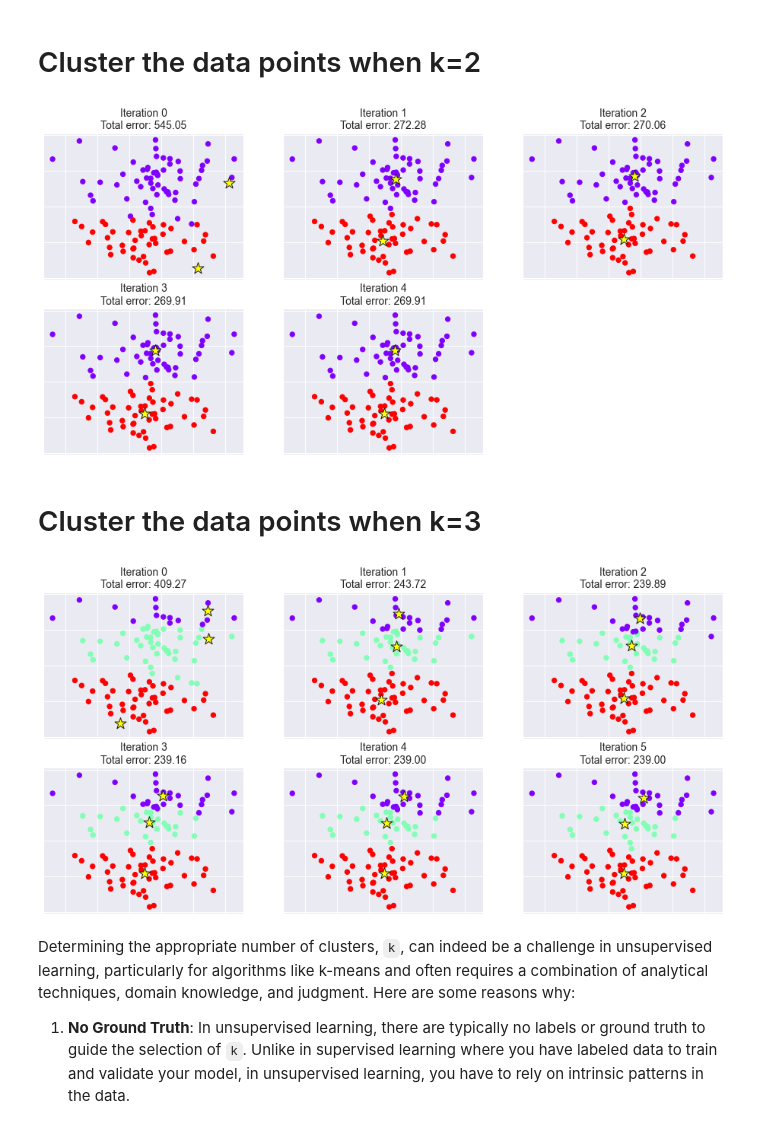
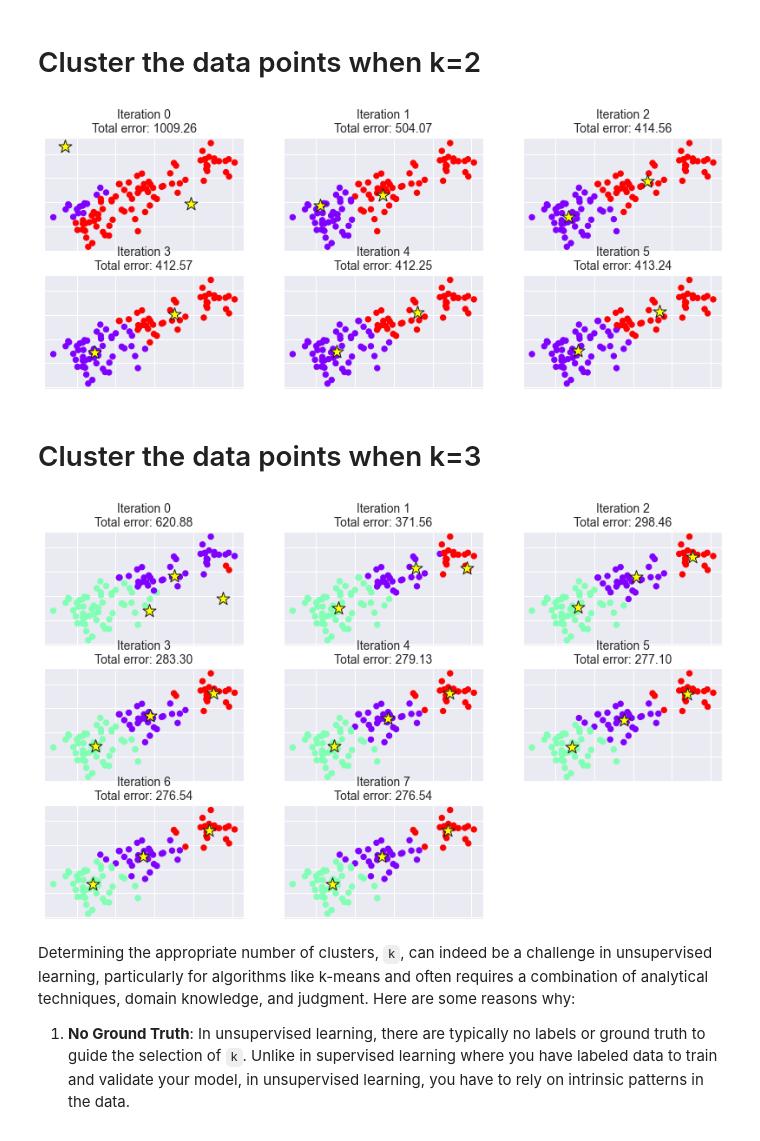
Before and after one commit to Rahdar82/Machine_Learning_2022, a Jupyter notebook: 16-How_K-means_works.ipynb, the cells around one changed output. Saved outputs shown, nothing was run; the diff lists cells and outputs as text; code cells hidden in the pictures.

```diff
--- a/16-How_K-means_works.ipynb
+++ b/16-How_K-means_works.ipynb
@@ -36,9 +36,9 @@ import seaborn as sns; sns.set()
 from sklearn.datasets import make_blobs
 # %%
 # generate synthetic data
-X, y = make_blobs(n_samples=100, centers=2,
-                  cluster_std=2, random_state=8)
+X, y = make_blobs(n_samples=100, centers=5,
+                  cluster_std=2, random_state=3)
 
 # plot the data
-plt.scatter(X[:, 0], X[:, 1], c='gray', s=40);
+plt.scatter(X[:, 0], X[:, 1], c=y, s=40);
 # %% [output]
@@ -149,8 +149,9 @@ def kmean_model(X, k, plot=True):
     Inputs:
         X: The input dataset
         k: The number of clusters
+        plot: Plot the dataset if it is True
     Outputs:
-        assign: The cluster assignments for each data point
+        assign: The cluster assignments for each data point (prediction)
         err: The total error at convergence
         centroids: The final centroids
     '''
@@ -163,14 +164,25 @@ def kmean_model(X, k, plot=True):
     # iterate until convergence
     while(goahead):
 
+        # if it's the first iteration (j == 0), it initializes centroids manually
         if j == 0:
+            # retry initialization until all clusters have at least one
+            # data point assigned to them. we cannot start with empty clusters.
+            not_done = True
+            while not_done:
 
-            # if it's the first iteration (j == 0), it initializes centroids manually
-            centroids = initiate_centroids(k, X)
+                # initialize centroids
+                centroids = initiate_centroids(k, X)
 
-        # otherwise, it updates the centroids based on the mean of points assigned to each centroid
+                # assign data points to centroids
+                assign, j_err = centroid_assign(X, centroids)
+
+                if len(np.unique(assign)) == k:
+                    not_done = False   # initialization is successful
+
+        # after the first iteration, it updates the centroids based on the
+        # mean of points assigned to each centroid
         else:
-
             # mean x-coordinate for each cluster
             m1 = [X[assign==i, 0].mean() for i in np.arange(k)]
 
@@ -180,16 +192,15 @@ def kmean_model(X, k, plot=True):
             # combine the lists m1 and m2 column-wise
             centroids = np.c_[m1, m2]
 
-
-        # assign data points to centroids and calculate error
-        assign, j_err = centroid_assign(X, centroids)
+            # assign data points to centroids
+            assign, j_err = centroid_assign(X, centroids)
 
         # append the total error in this iteration to the `err` list
         err.append(np.sum(j_err))
 
         if plot==True:
             # plot the current clustering result
-            ax = plt.subplot(3,3,j+1)
+            ax = plt.subplot(5,3,j+1)
             plotKmeans(X, centroids)
 
             plt.title('Iteration %d\nTotal error: %.2f' %(j, np.sum(j_err)), fontsize=14)
@@ -209,26 +220,26 @@ def kmean_model(X, k, plot=True):
 # Cluster the data points when k=2
 # %%
 # initialize a figure with a specific size for plotting
-plt.figure(figsize=(16,12))
+plt.figure(figsize=(14,14))
 
 # sets the number of clusters
 k = 2
 
 y_pred, error, centroids = kmean_model(X, k)
 # %% [output]
-[figure, old version]
+[figure, new version]
 # %% [markdown]
 # Cluster the data points when k=3
 # %%
 # initialize a figure with a specific size for plotting
-plt.figure(figsize=(16,12))
+plt.figure(figsize=(14,14))
 
 # sets the number of clusters
 k = 3
 
 y_pred, error, centroids = kmean_model(X, k)
 # %% [output]
-[figure, old version]
+[figure, new version]
 # %% [markdown]
 Determining the appropriate number of clusters, `k`, can indeed be a challenge in unsupervised learning, particularly for algorithms like k-means and often requires a combination of analytical techniques, domain knowledge, and judgment. Here are some reasons why:
 
```
Also changed, not shown: parts of 7 cells of this notebook.
